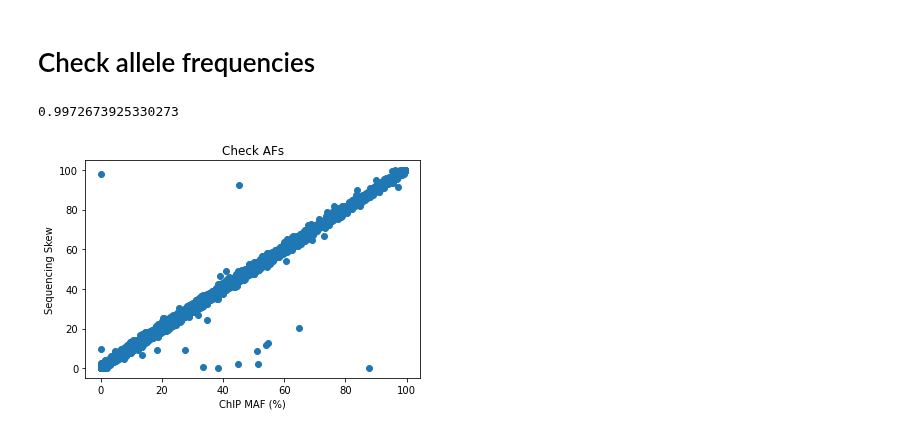
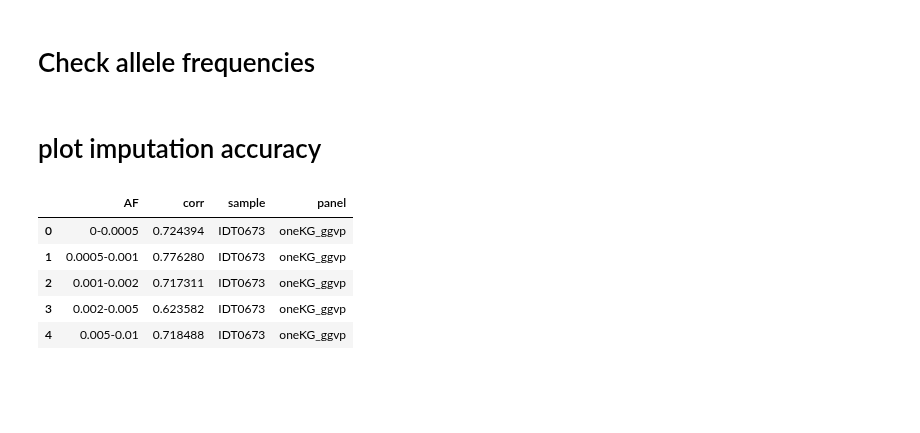
Before and after one commit to Suuuuuuuus/LCWGS_pipeline, a Jupyter notebook: scripts/lcwgs_dump.ipynb, the cells around one changed output. Saved outputs shown, nothing was run; the diff lists cells and outputs as text; code cells hidden in the pictures; blank space fills up the shorter version.

```diff
--- a/scripts/lcwgs_dump.ipynb
+++ b/scripts/lcwgs_dump.ipynb
@@ -77,5 +108,42 @@ quilt_af = quilt_af.rename(columns = {'EAF': 'prop'})
-# %%
-lcwgSus.plot_afs(chip_af, quilt_af, save_fig = True)
-# %% [output]
-0.9972673925330273
-[figure, removed]
+# %% [markdown]
+# plot imputation accuracy
+# %%
+# To be restructured later together with pipelines
+linker = pd.read_csv('data/metadata/sample_linker.csv', sep = ',')
+# def read_r2(samples, indir):
+ggvp = []
+onekg = []
+for i in samples:
+    file_count = len([f for f in os.listdir("/well/band/users/rbx225/GAMCC/results/imputation/tmp/"+i+"/")])
+    if file_count == 2:
+        df1 = pd.read_csv("results/imputation/tmp/"+i+"/oneKG_ggvp_imputation_accuracy.csv", sep = '\t', dtype = {
+            'Unnamed: 0': str,
+            'Imputation Accuracy': float,
+            'Bin Count': str
+        }).iloc[2:,:]
+        df1['panel'] = 'oneKG_ggvp'
+        df1['Bin Count'] = i
+        df1.columns = ['AF', 'corr', 'sample', 'panel']
+        df1['AF'] = df1['AF'].shift(1).fillna('0') + '-' + df1['AF']
+        df1['AF'] = df1['AF'].astype("category")
+        ggvp.append(df1)
+        df2 = pd.read_csv("results/imputation/tmp/"+i+"/oneKG_imputation_accuracy.csv", sep = '\t', dtype = {
+            'Unnamed: 0': str,
+            'Imputation Accuracy': float,
+            'Bin Count': str
+        }).iloc[2:,:]
+        df2['panel'] = 'oneKG'
+        df2['Bin Count'] = i
+        df2.columns = ['AF', 'corr', 'sample', 'panel']
+        df2['AF'] = df2['AF'].shift(1).fillna('0') + '-' + df2['AF']
+        df2['AF'] = df2['AF'].astype("category")
+        onekg.append(df2)
+res = pd.concat(ggvp + onekg).reset_index(drop = True)
+res.head()
+# %% [output]
+|  | AF | corr | sample | panel |
+| 0 | 0-0.0005 | 0.724394 | IDT0673 | oneKG_ggvp |
+| 1 | 0.0005-0.001 | 0.776280 | IDT0673 | oneKG_ggvp |
+| 2 | 0.001-0.002 | 0.717311 | IDT0673 | oneKG_ggvp |
+| 3 | 0.002-0.005 | 0.623582 | IDT0673 | oneKG_ggvp |
+| 4 | 0.005-0.01 | 0.718488 | IDT0673 | oneKG_ggvp |
```
Also changed, not shown: parts of 8 cells of this notebook.
